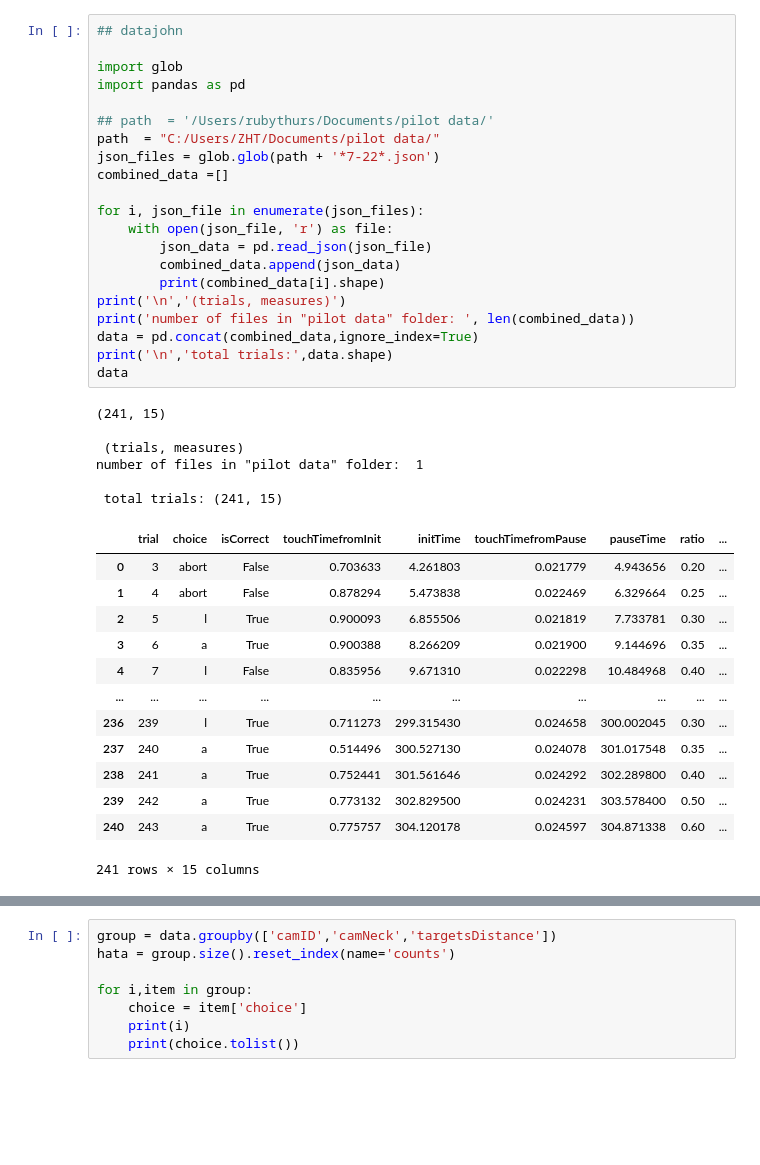
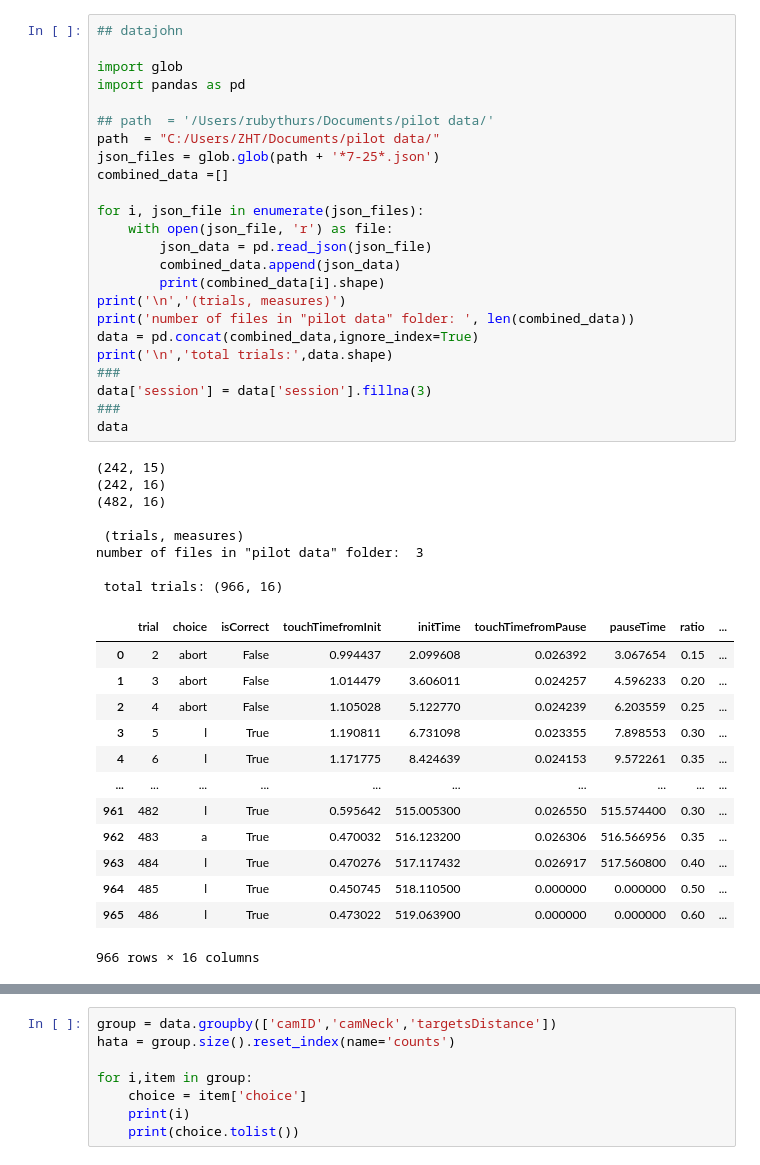
Before and after one commit to ZHTis/count, a Jupyter notebook: datajohn/datajohn.ipynb, the cells around one changed output, grey strips where cells are left out. Drawn from its saved outputs; the diff is of its cells as text; blank space fills up the shorter version.

```diff
--- a/datajohn/datajohn.ipynb
+++ b/datajohn/datajohn.ipynb
@@ -1,44 +1,49 @@
 # %%
 ## datajohn
 
 import glob
 import pandas as pd
 
 ## path  = '/Users/rubythurs/Documents/pilot data/'
 path  = "C:/Users/ZHT/Documents/pilot data/"
-json_files = glob.glob(path + '*7-22*.json')
+json_files = glob.glob(path + '*7-25*.json')
 combined_data =[]
 
 for i, json_file in enumerate(json_files):
     with open(json_file, 'r') as file:
         json_data = pd.read_json(json_file)
         combined_data.append(json_data)
         print(combined_data[i].shape)
 print('\n','(trials, measures)')
 print('number of files in "pilot data" folder: ', len(combined_data))
 data = pd.concat(combined_data,ignore_index=True)
 print('\n','total trials:',data.shape)
+###
+data['session'] = data['session'].fillna(3)
+###
 data
 # %% [output]
-(241, 15)
+(242, 15)
+(242, 16)
+(482, 16)
 
  (trials, measures)
-number of files in "pilot data" folder:  1
+number of files in "pilot data" folder:  3
 
- total trials: (241, 15)
+ total trials: (966, 16)
 |  | trial | choice | isCorrect | touchTimefromInit | initTime | touchTimefromPause | pauseTime | ratio | ... |
-| 0 | 3 | abort | False | 0.703633 | 4.261803 | 0.021779 | 4.943656 | 0.20 | ... |
-| 1 | 4 | abort | False | 0.878294 | 5.473838 | 0.022469 | 6.329664 | 0.25 | ... |
-| 2 | 5 | l | True | 0.900093 | 6.855506 | 0.021819 | 7.733781 | 0.30 | ... |
-| 3 | 6 | a | True | 0.900388 | 8.266209 | 0.021900 | 9.144696 | 0.35 | ... |
-| 4 | 7 | l | False | 0.835956 | 9.671310 | 0.022298 | 10.484968 | 0.40 | ... |
+| 0 | 2 | abort | False | 0.994437 | 2.099608 | 0.026392 | 3.067654 | 0.15 | ... |
+| 1 | 3 | abort | False | 1.014479 | 3.606011 | 0.024257 | 4.596233 | 0.20 | ... |
+| 2 | 4 | abort | False | 1.105028 | 5.122770 | 0.024239 | 6.203559 | 0.25 | ... |
+| 3 | 5 | l | True | 1.190811 | 6.731098 | 0.023355 | 7.898553 | 0.30 | ... |
+| 4 | 6 | l | True | 1.171775 | 8.424639 | 0.024153 | 9.572261 | 0.35 | ... |
 | ... | ... | ... | ... | ... | ... | ... | ... | ... | ... |
-| 236 | 239 | l | True | 0.711273 | 299.315430 | 0.024658 | 300.002045 | 0.30 | ... |
-| 237 | 240 | a | True | 0.514496 | 300.527130 | 0.024078 | 301.017548 | 0.35 | ... |
-| 238 | 241 | a | True | 0.752441 | 301.561646 | 0.024292 | 302.289800 | 0.40 | ... |
-| 239 | 242 | a | True | 0.773132 | 302.829500 | 0.024231 | 303.578400 | 0.50 | ... |
-| 240 | 243 | a | True | 0.775757 | 304.120178 | 0.024597 | 304.871338 | 0.60 | ... |
+| 961 | 482 | l | True | 0.595642 | 515.005300 | 0.026550 | 515.574400 | 0.30 | ... |
+| 962 | 483 | a | True | 0.470032 | 516.123200 | 0.026306 | 516.566956 | 0.35 | ... |
+| 963 | 484 | l | True | 0.470276 | 517.117432 | 0.026917 | 517.560800 | 0.40 | ... |
+| 964 | 485 | l | True | 0.450745 | 518.110500 | 0.000000 | 0.000000 | 0.50 | ... |
+| 965 | 486 | l | True | 0.473022 | 519.063900 | 0.000000 | 0.000000 | 0.60 | ... |
-241 rows × 15 columns
+966 rows × 16 columns
 # %%
 ## parameter space
 
```
Also changed, not shown: parts of 2 cells of this notebook.
